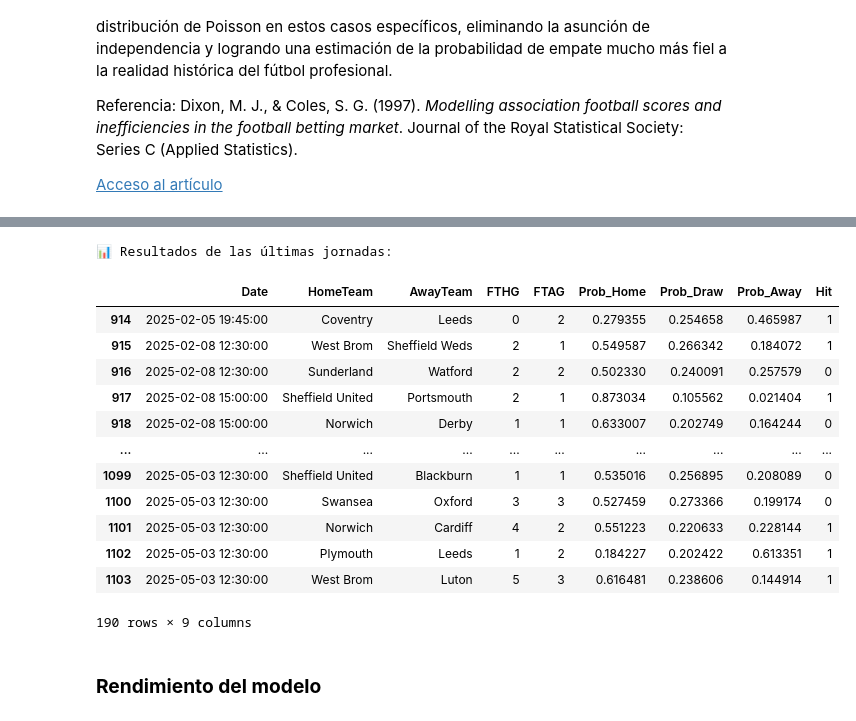
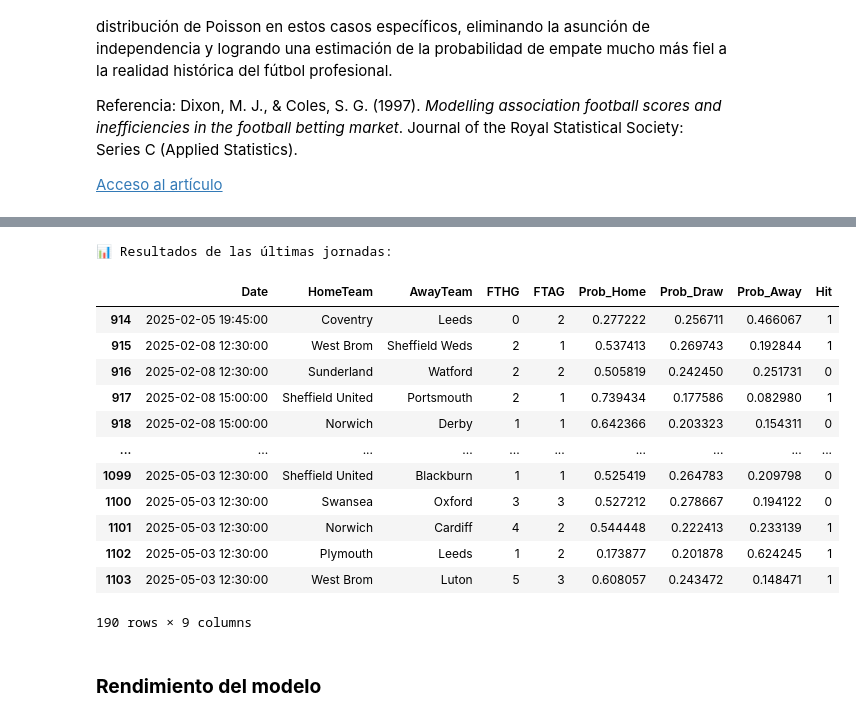
Before and after one commit to borjagitcreator/Betting-models-for-Championship, a Jupyter notebook: notebooks/Dixon_Coles.ipynb, the cells around one changed output, grey strips where cells are left out. Drawn from its saved outputs; the diff is of its cells as text; code cells hidden in the pictures.

Commit message:
Corrección feature temporal

```diff
--- a/notebooks/Dixon_Coles.ipynb
+++ b/notebooks/Dixon_Coles.ipynb
@@ -256,11 +327,17 @@ def negative_log_likelihood_dixon_enhanced(opt_params, df_dataset, best_w_g, bes
 
     # Iteramos por los partidos históricos (Train)
     for idx, row in df_dataset.iterrows():
-        t = row['Jornada']
-
-        # Calculamos parámetros dinámicos en T usando los pesos fijos
         params_t, avg_h, avg_a = get_params_at_time_enhanced(
-            t, xi_trial, df_dataset, best_w_g, best_w_st, best_w_tot
+            row['Date'],
+            row['Home_Match_No'],
+            row['Away_Match_No'],
+            row['HomeTeam'],
+            row['AwayTeam'],
+            xi_trial,
+            df_dataset,
+            best_w_g,
+            best_w_st,
+            best_w_tot,
         )
 
         if params_t is None:
@@ -324,7 +401,7 @@ maher_parent_run_id = str(latest_run["run_id"])
 if mlflow.active_run() is not None:
     mlflow.end_run()
 
-DE_SEED = 7
+DE_SEED = 10
 
 mlflow.start_run(run_name="Dixon_Coles_DE_xi_rho_optimization")
 DIXON_RUN_ID = mlflow.active_run().info.run_id
@@ -342,7 +419,7 @@ mlflow.log_param("de_popsize", 20)
 mlflow.log_param("de_tol", 0.001)
 mlflow.log_param("de_polish", str(True))
 mlflow.log_param("de_seed", DE_SEED)
-mlflow.log_param("bounds_xi_rho", str(((0.0, 0.1), (-0.2, 0.2))))
+mlflow.log_param("bounds_xi_rho", str(((0.0, 0.15), (-0.2, 0.2))))
 mlflow.log_param("data_csv_path", csv_path)
 mlflow.log_param("data_csv_sha256", CSV_DATA_SHA256)
 mlflow.log_param("df_train_rows", len(df_train))
@@ -350,7 +427,7 @@ mlflow.log_param("df_train_rows", len(df_train))
 print(f"✅ Pesos de Maher importados desde MLflow (run {maher_parent_run_id})")
 print("⏳ Iniciando optimización Dixon-Coles (Xi, Rho)...\n")
 
-bounds = ((0.0, 0.1), (-0.2, 0.2))
+bounds = ((0.0, 0.15), (-0.2, 0.2))
 
 res_dixon = differential_evolution(
     negative_log_likelihood_dixon_enhanced,
@@ -419,61 +496,61 @@ rolling_predictions = []
 
 # Iteramos por cada partido del test set
 for idx, row in df_test.iterrows():
-    # El momento de la predicción es el día del partido
-    target_time = row['Jornada']
-
-    # CLAVE: Usamos 'df_Dixon' (todo el dataset) como historial.
-    # La función 'get_params_at_time' filtrará automáticamente (Jornada < target_time), por lo que incluirá el train set + los partidos de test que ya se hayan jugado antes de este día.
+    # Historial: Date < fecha del partido (sin fuga temporal)
     current_params, c_avg_h, c_avg_a = get_params_at_time_enhanced(
-        target_time,
+        row['Date'],
+        row['Home_Match_No'],
+        row['Away_Match_No'],
+        row['HomeTeam'],
+        row['AwayTeam'],
         best_xi,
         df,
         best_w_g,
         best_w_st,
-        best_w_tot
+        best_w_tot,
     )
 
     # Predecimos usando los parámetros actualizados a día de hoy
     pred = predict_match_dixon_coles(row, current_params, c_avg_h, c_avg_a, best_rho)
 
     rolling_predictions.append(pred)
 
 # Convertimos la lista de predicciones en DataFrame
 predictions_dixon = pd.DataFrame(rolling_predictions, index=df_test.index)
 
 odds_targets = ['B365H', 'B365D', 'B365A', 'PSH', 'PSD', 'PSA']
 cols_to_keep = ['Date', 'HomeTeam', 'AwayTeam', 'FTHG', 'FTAG'] + odds_targets
 
 # Unimos con los datos originales para evaluación
 results_dixon = pd.concat([df_test[cols_to_keep], predictions_dixon], axis=1)
 
 # Calculamos el Hit (Acierto del ganador)
 outcome_conditions = [
     results_dixon['FTHG'] > results_dixon['FTAG'],
     results_dixon['FTAG'] > results_dixon['FTHG']
 ]
 real_outcome = np.select(outcome_conditions, ['Prob_Home', 'Prob_Away'], default='Prob_Draw')
 predicted_outcome = results_dixon[['Prob_Home', 'Prob_Draw', 'Prob_Away']].idxmax(axis=1)
 
 results_dixon['Hit'] = (real_outcome == predicted_outcome).astype(int)
 
 print("📊 Resultados de las últimas jornadas:")
 cols_show = ['Date', 'HomeTeam', 'AwayTeam', 'FTHG', 'FTAG', 'Prob_Home', 'Prob_Draw', 'Prob_Away', 'Hit']
 display(results_dixon[cols_show])
 # %% [output]
 📊 Resultados de las últimas jornadas:
 |  | Date | HomeTeam | AwayTeam | FTHG | FTAG | Prob_Home | Prob_Draw | Prob_Away | Hit |
-| 914 | 2025-02-05 19:45:00 | Coventry | Leeds | 0 | 2 | 0.279355 | 0.254658 | 0.465987 | 1 |
-| 915 | 2025-02-08 12:30:00 | West Brom | Sheffield Weds | 2 | 1 | 0.549587 | 0.266342 | 0.184072 | 1 |
-| 916 | 2025-02-08 12:30:00 | Sunderland | Watford | 2 | 2 | 0.502330 | 0.240091 | 0.257579 | 0 |
-| 917 | 2025-02-08 15:00:00 | Sheffield United | Portsmouth | 2 | 1 | 0.873034 | 0.105562 | 0.021404 | 1 |
-| 918 | 2025-02-08 15:00:00 | Norwich | Derby | 1 | 1 | 0.633007 | 0.202749 | 0.164244 | 0 |
+| 914 | 2025-02-05 19:45:00 | Coventry | Leeds | 0 | 2 | 0.277222 | 0.256711 | 0.466067 | 1 |
+| 915 | 2025-02-08 12:30:00 | West Brom | Sheffield Weds | 2 | 1 | 0.537413 | 0.269743 | 0.192844 | 1 |
+| 916 | 2025-02-08 12:30:00 | Sunderland | Watford | 2 | 2 | 0.505819 | 0.242450 | 0.251731 | 0 |
+| 917 | 2025-02-08 15:00:00 | Sheffield United | Portsmouth | 2 | 1 | 0.739434 | 0.177586 | 0.082980 | 1 |
+| 918 | 2025-02-08 15:00:00 | Norwich | Derby | 1 | 1 | 0.642366 | 0.203323 | 0.154311 | 0 |
 | ... | ... | ... | ... | ... | ... | ... | ... | ... | ... |
-| 1099 | 2025-05-03 12:30:00 | Sheffield United | Blackburn | 1 | 1 | 0.535016 | 0.256895 | 0.208089 | 0 |
-| 1100 | 2025-05-03 12:30:00 | Swansea | Oxford | 3 | 3 | 0.527459 | 0.273366 | 0.199174 | 0 |
-| 1101 | 2025-05-03 12:30:00 | Norwich | Cardiff | 4 | 2 | 0.551223 | 0.220633 | 0.228144 | 1 |
-| 1102 | 2025-05-03 12:30:00 | Plymouth | Leeds | 1 | 2 | 0.184227 | 0.202422 | 0.613351 | 1 |
-| 1103 | 2025-05-03 12:30:00 | West Brom | Luton | 5 | 3 | 0.616481 | 0.238606 | 0.144914 | 1 |
+| 1099 | 2025-05-03 12:30:00 | Sheffield United | Blackburn | 1 | 1 | 0.525419 | 0.264783 | 0.209798 | 0 |
+| 1100 | 2025-05-03 12:30:00 | Swansea | Oxford | 3 | 3 | 0.527212 | 0.278667 | 0.194122 | 0 |
+| 1101 | 2025-05-03 12:30:00 | Norwich | Cardiff | 4 | 2 | 0.544448 | 0.222413 | 0.233139 | 1 |
+| 1102 | 2025-05-03 12:30:00 | Plymouth | Leeds | 1 | 2 | 0.173877 | 0.201878 | 0.624245 | 1 |
+| 1103 | 2025-05-03 12:30:00 | West Brom | Luton | 5 | 3 | 0.608057 | 0.243472 | 0.148471 | 1 |
 190 rows × 9 columns
 # %% [markdown]
 ### **Rendimiento del modelo**
```
Also changed, not shown: parts of 4 cells of this notebook, 1 other file.
